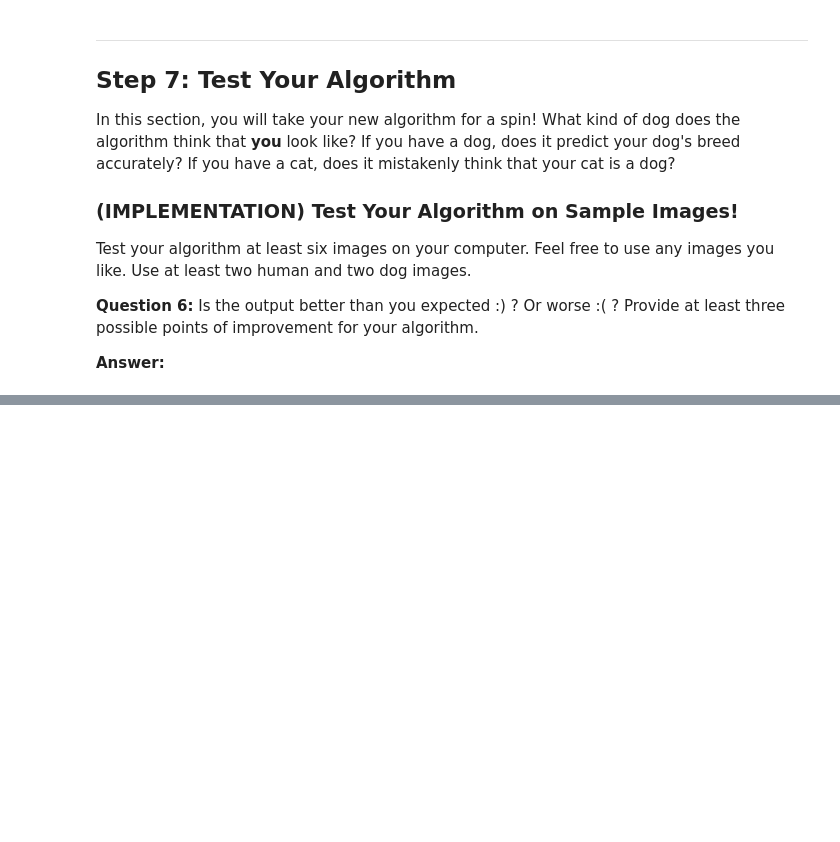
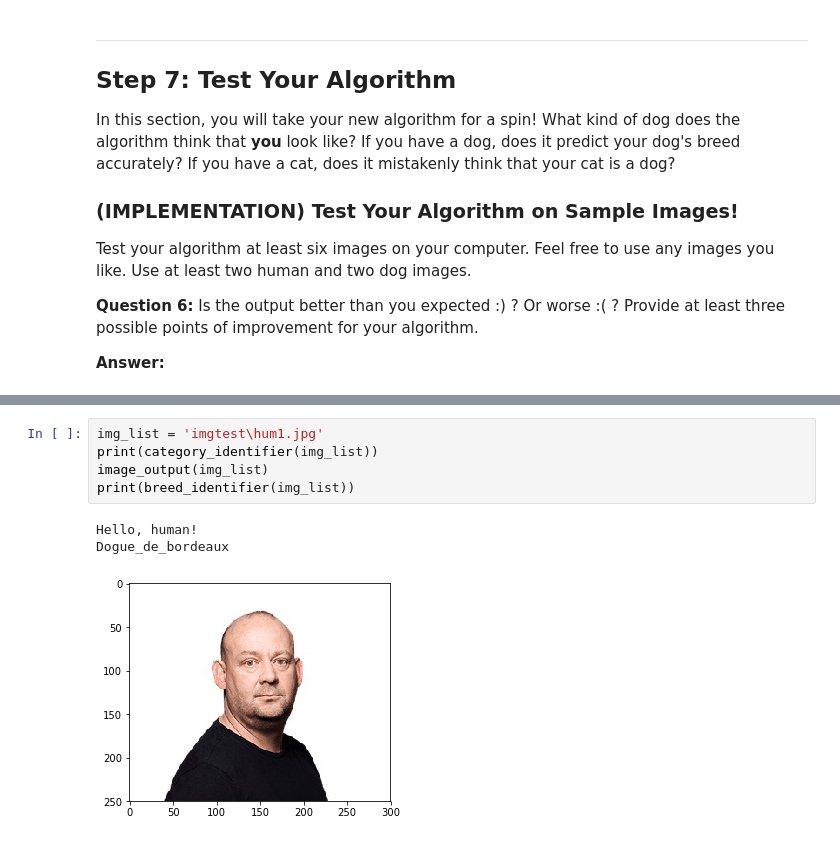
Before and after one commit to ArshadKhurshid/Image-Based-Dog-Breed-Classifier, a Jupyter notebook: dog_app.ipynb, the cells around one changed output, grey strips where cells are left out. Saved outputs shown, nothing was run; the diff lists cells and outputs as text; blank space fills up the shorter version.

```diff
--- a/dog_app.ipynb
+++ b/dog_app.ipynb
@@ -743,0 +796,9 @@ __Answer:__
+# %%
+img_list = 'imgtest\hum1.jpg'
+print(category_identifier(img_list))
+image_output(img_list)
+print(breed_identifier(img_list))
+# %% [output]
+Hello, human!
+Dogue_de_bordeaux
+[figure, added]
```
Also changed, not shown: parts of 16 cells of this notebook.
